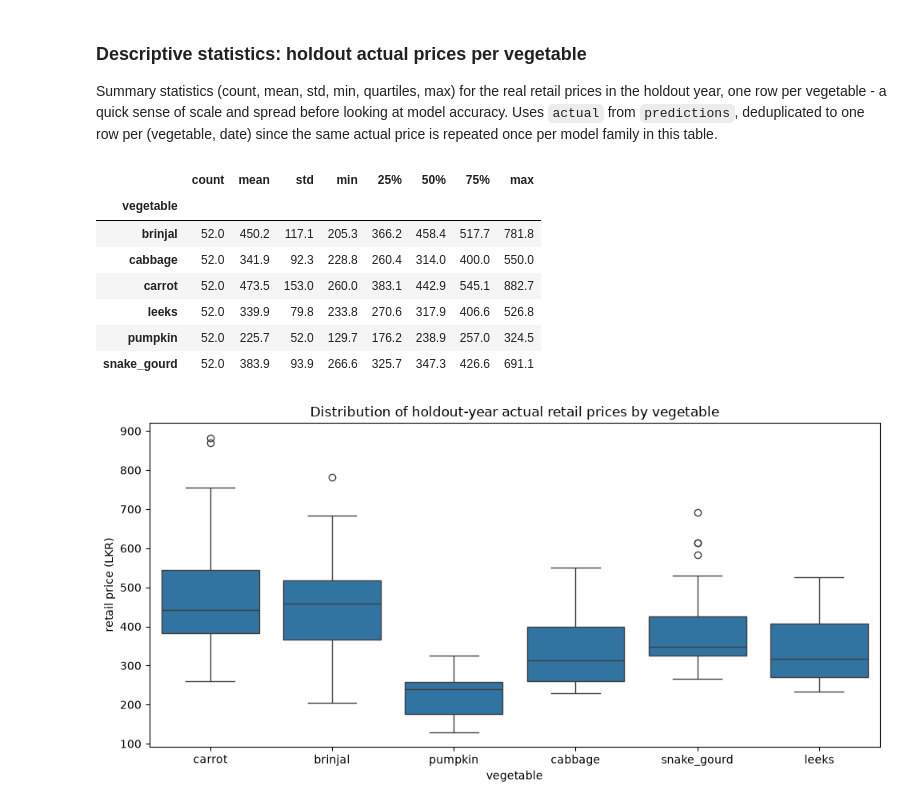
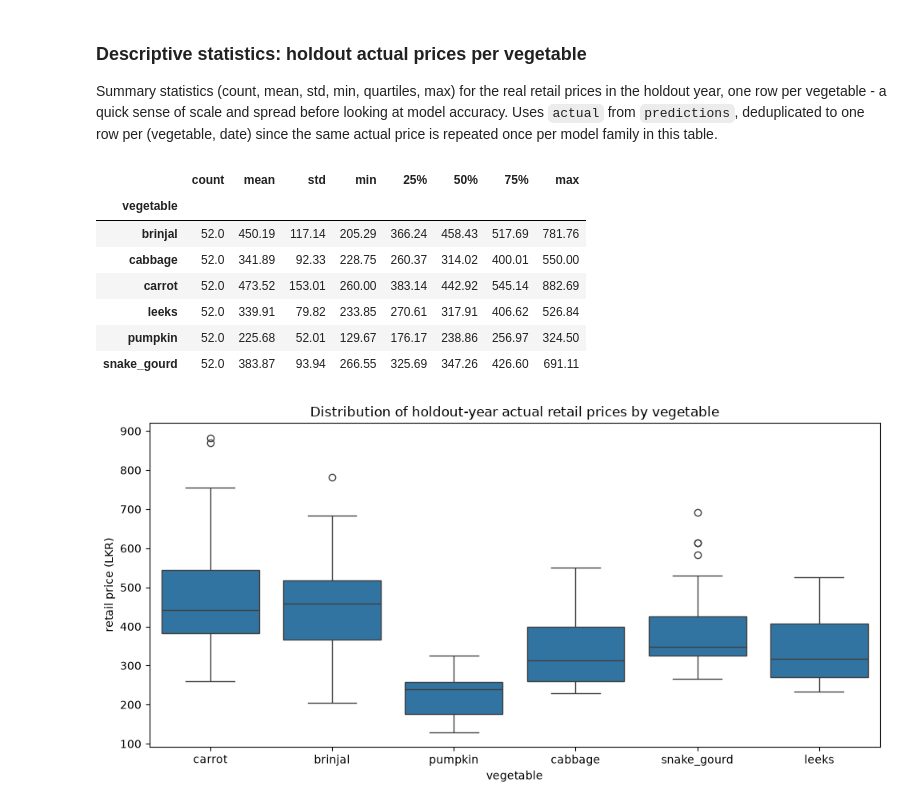
Before and after one commit to ZeroWillHero/vege-predict, a Jupyter notebook: notebooks/03_model_results.ipynb, the cells around one changed output. Cells and saved outputs as stored; diff of their text form; code cells hidden in the pictures.

```diff
--- a/notebooks/03_model_results.ipynb
+++ b/notebooks/03_model_results.ipynb
@@ -153,17 +153,17 @@ model accuracy. Uses `actual` from `predictions`, deduplicated to one row per (v
 date) since the same actual price is repeated once per model family in this table.
 # %%
 actual_prices = predictions.drop_duplicates(subset=['vegetable', 'date'])[['vegetable', 'actual']]
-desc_stats = actual_prices.groupby('vegetable')['actual'].describe().round(1)
+desc_stats = actual_prices.groupby('vegetable')['actual'].describe().round(2)
 desc_stats
 # %% [output]
 |  | count | mean | std | min | 25% | 50% | 75% | max |
 | vegetable |  |  |  |  |  |  |  |  |
-| brinjal | 52.0 | 450.2 | 117.1 | 205.3 | 366.2 | 458.4 | 517.7 | 781.8 |
-| cabbage | 52.0 | 341.9 | 92.3 | 228.8 | 260.4 | 314.0 | 400.0 | 550.0 |
-| carrot | 52.0 | 473.5 | 153.0 | 260.0 | 383.1 | 442.9 | 545.1 | 882.7 |
-| leeks | 52.0 | 339.9 | 79.8 | 233.8 | 270.6 | 317.9 | 406.6 | 526.8 |
-| pumpkin | 52.0 | 225.7 | 52.0 | 129.7 | 176.2 | 238.9 | 257.0 | 324.5 |
-| snake_gourd | 52.0 | 383.9 | 93.9 | 266.6 | 325.7 | 347.3 | 426.6 | 691.1 |
+| brinjal | 52.0 | 450.19 | 117.14 | 205.29 | 366.24 | 458.43 | 517.69 | 781.76 |
+| cabbage | 52.0 | 341.89 | 92.33 | 228.75 | 260.37 | 314.02 | 400.01 | 550.00 |
+| carrot | 52.0 | 473.52 | 153.01 | 260.00 | 383.14 | 442.92 | 545.14 | 882.69 |
+| leeks | 52.0 | 339.91 | 79.82 | 233.85 | 270.61 | 317.91 | 406.62 | 526.84 |
+| pumpkin | 52.0 | 225.68 | 52.01 | 129.67 | 176.17 | 238.86 | 256.97 | 324.50 |
+| snake_gourd | 52.0 | 383.87 | 93.94 | 266.55 | 325.69 | 347.26 | 426.60 | 691.11 |
 # %%
 fig, ax = plt.subplots(figsize=(10, 5))
 sns.boxplot(data=actual_prices, x='vegetable', y='actual', ax=ax)
```
Also changed, not shown: 14 other files.
